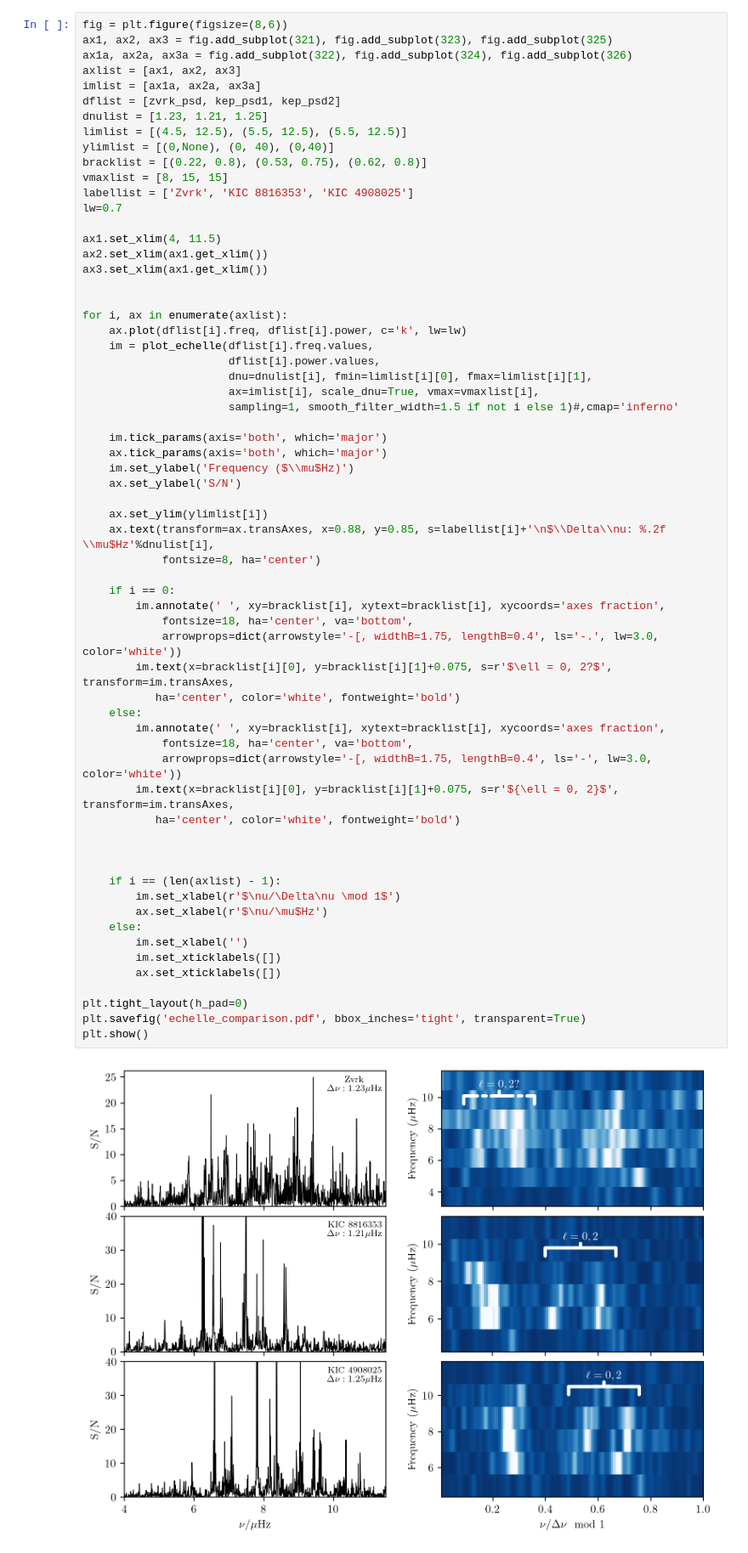
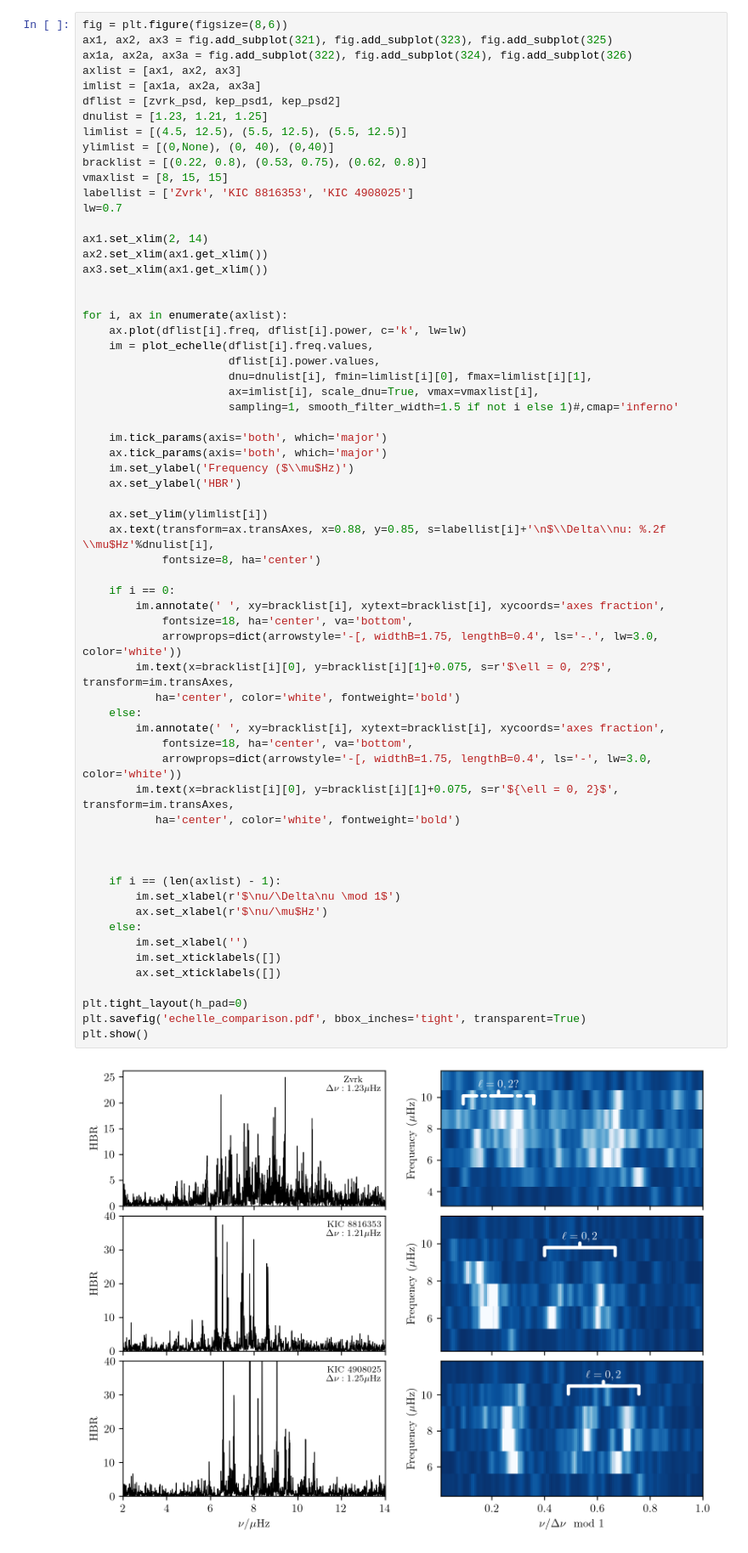
Before and after one commit to darthoctopus/zvrk, a Jupyter notebook: Analysis/Seismology --- Data Analysis/0.5 Kepler-TESS_LPV Comparison.ipynb, the cells around one changed output. Shown at 85% size. Cells and saved outputs as stored; diff of their text form.

Commit message:
change axis label of echelle comparison plot

```diff
--- a/Analysis/Seismology --- Data Analysis/0.5 Kepler-TESS_LPV Comparison.ipynb
+++ b/Analysis/Seismology --- Data Analysis/0.5 Kepler-TESS_LPV Comparison.ipynb
@@ -119,7 +119,7 @@ vmaxlist = [8, 15, 15]
 labellist = ['Zvrk', 'KIC 8816353', 'KIC 4908025']
 lw=0.7
 
-ax1.set_xlim(4, 11.5)
+ax1.set_xlim(2, 14)
 ax2.set_xlim(ax1.get_xlim())
 ax3.set_xlim(ax1.get_xlim())
 
@@ -135,37 +135,37 @@ for i, ax in enumerate(axlist):
     im.tick_params(axis='both', which='major')
     ax.tick_params(axis='both', which='major')
     im.set_ylabel('Frequency ($\\mu$Hz)')
-    ax.set_ylabel('S/N')
+    ax.set_ylabel('HBR')
 
     ax.set_ylim(ylimlist[i])
     ax.text(transform=ax.transAxes, x=0.88, y=0.85, s=labellist[i]+'\n$\\Delta\\nu: %.2f \\mu$Hz'%dnulist[i],
             fontsize=8, ha='center')
 
     if i == 0:
         im.annotate(' ', xy=bracklist[i], xytext=bracklist[i], xycoords='axes fraction',
             fontsize=18, ha='center', va='bottom',
             arrowprops=dict(arrowstyle='-[, widthB=1.75, lengthB=0.4', ls='-.', lw=3.0, color='white'))
         im.text(x=bracklist[i][0], y=bracklist[i][1]+0.075, s=r'$\ell = 0, 2?$', transform=im.transAxes,
            ha='center', color='white', fontweight='bold')
     else:
         im.annotate(' ', xy=bracklist[i], xytext=bracklist[i], xycoords='axes fraction',
             fontsize=18, ha='center', va='bottom',
             arrowprops=dict(arrowstyle='-[, widthB=1.75, lengthB=0.4', ls='-', lw=3.0, color='white'))
         im.text(x=bracklist[i][0], y=bracklist[i][1]+0.075, s=r'${\ell = 0, 2}$', transform=im.transAxes,
            ha='center', color='white', fontweight='bold')
 
 
 
     if i == (len(axlist) - 1):
         im.set_xlabel(r'$\nu/\Delta\nu \mod 1$')
         ax.set_xlabel(r'$\nu/\mu$Hz')
     else:
         im.set_xlabel('')
         im.set_xticklabels([])
         ax.set_xticklabels([])
 
 plt.tight_layout(h_pad=0)
 plt.savefig('echelle_comparison.pdf', bbox_inches='tight', transparent=True)
 plt.show()
 # %% [output]
-[figure, old version]
+[figure, new version]
```
Also changed, not shown: 1 other file.
